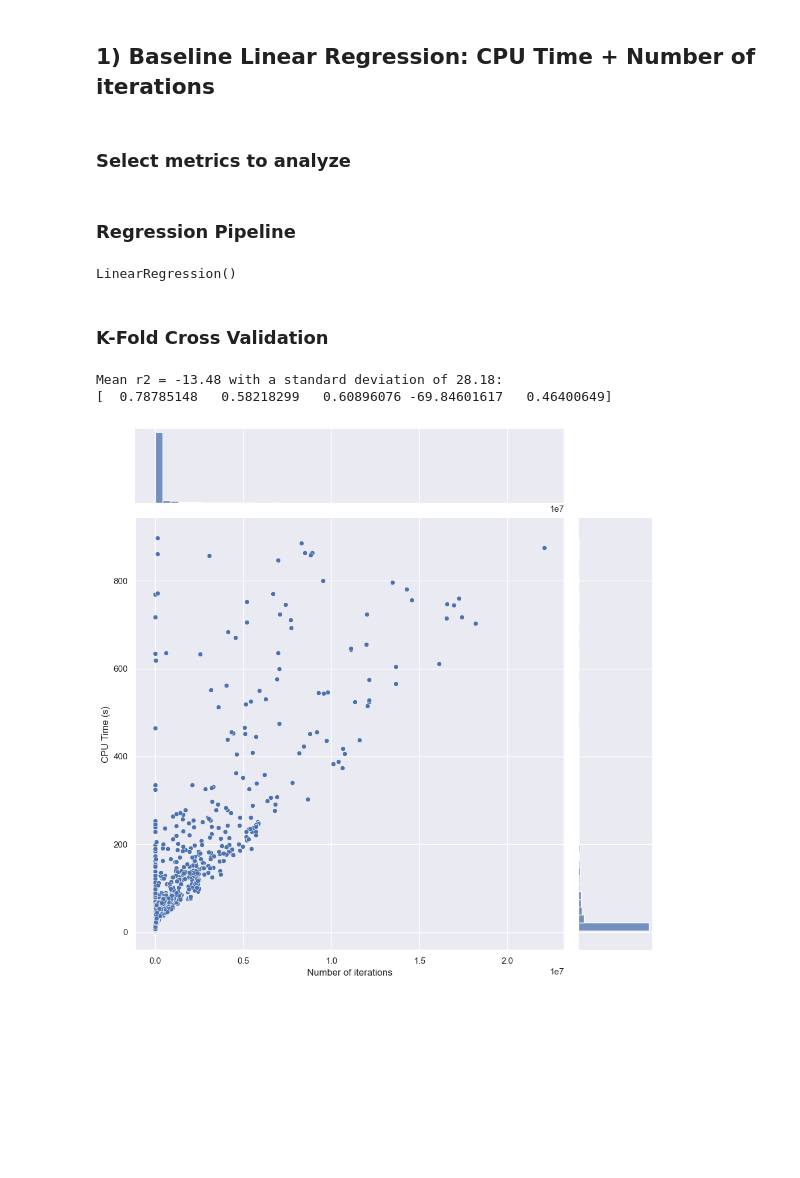
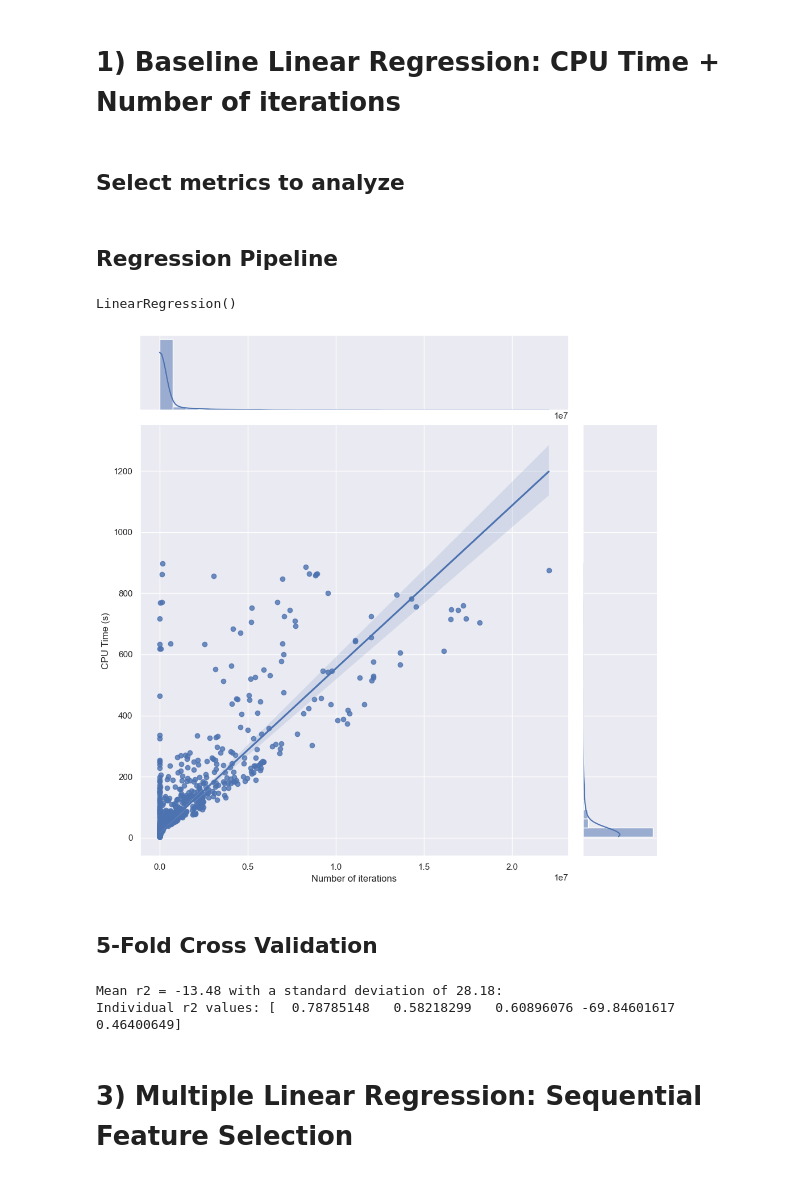
Before and after one commit to amp-man/bachelors-thesis_cpachecker, a Jupyter notebook: 03_regression/regression.ipynb, the cells around one changed output. Saved outputs shown, nothing was run; the diff lists cells and outputs as text; code cells hidden in the pictures; blank space fills up the shorter version.

```diff
--- a/03_regression/regression.ipynb
+++ b/03_regression/regression.ipynb
@@ -23,9 +27,9 @@ data_clean = pd.concat([columns_false,columns_true])
 # (such as Solver time when evaluating a value analysis result)
 data_clean = data_clean.dropna(axis='columns',how='all')
 # %% [markdown]
-## 1) Baseline Linear Regression: CPU Time + Number of iterations
+# 1) Baseline Linear Regression: CPU Time + Number of iterations
 # %% [markdown]
-### Select metrics to analyze
+## Select metrics to analyze
 # %%
 data_in = data_clean.copy()
 
@@ -33,4 +39,4 @@ data_1 = data_in[['CPU Time (s)','Number of iterations']]
 data_1 = data_1.dropna()
 # %% [markdown]
-### Regression Pipeline
+## Regression Pipeline
 # %%
@@ -41,15 +47,17 @@ LR = LinearRegression()
 LR.fit(x_sr.values.reshape(-1,1),y_sr.values)
 # %% [output]
 LinearRegression()
+# %%
+sns.jointplot(data=data_1, x="Number of iterations", y="CPU Time (s)", height=10, marginal_kws={"bins":30,}, kind="reg");
+# %% [output]
+[figure, added]
 # %% [markdown]
-### K-Fold Cross Validation
+## 5-Fold Cross Validation
 # %%
 scores = cross_val_score(LR, x_sr.values.reshape(-1,1), y_sr.values, cv=5)
-print("Mean r2 = %0.2f with a standard deviation of %0.2f:\n%s" % (scores.mean(), scores.std(), scores))
+print("Mean r2 = %0.2f with a standard deviation of %0.2f:\nIndividual r2 values: %s" % (scores.mean(), scores.std(), scores))
 # %% [output]
 Mean r2 = -13.48 with a standard deviation of 28.18:
-[  0.78785148   0.58218299   0.60896076 -69.84601617   0.46400649]
+Individual r2 values: [  0.78785148   0.58218299   0.60896076 -69.84601617   0.46400649]
-# %%
-sns.jointplot(data=data_1, x="Number of iterations", y="CPU Time (s)", height=10, marginal_kws={"bins":50,});
-# %% [output]
-[figure, removed]
+# %% [markdown]
+# 3) Multiple Linear Regression: Sequential Feature Selection
```
Also changed, not shown: parts of 12 cells of this notebook.
